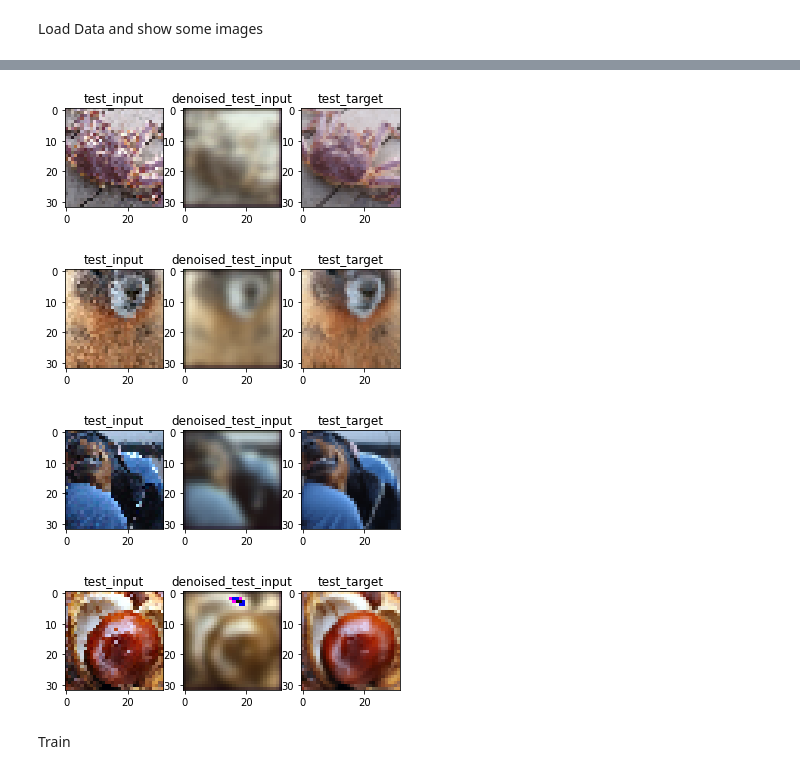
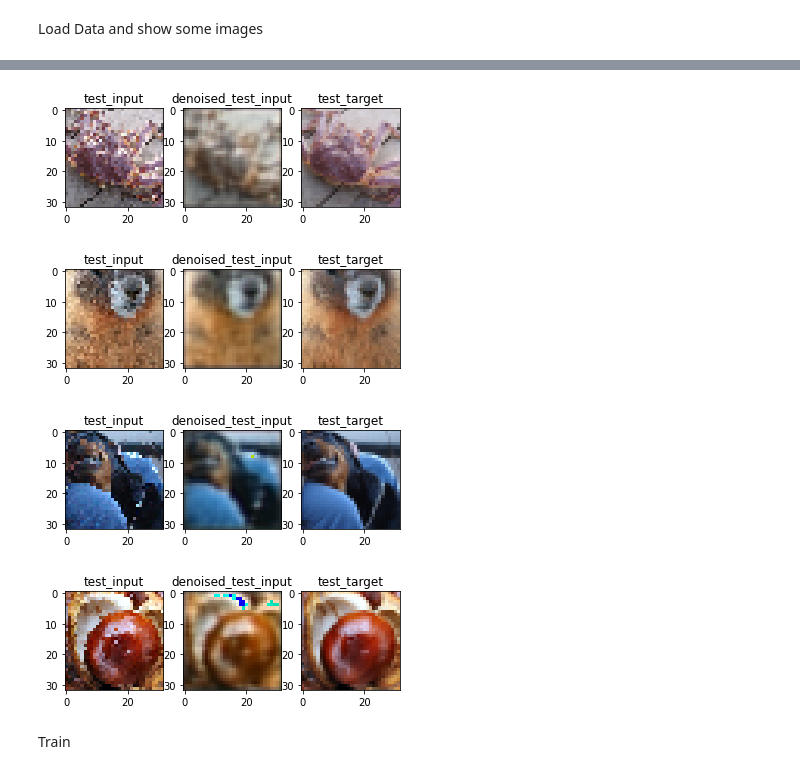
Before and after one commit to lucarezzonico/Deep-Learning, a Jupyter notebook: DL_colab_mp1.ipynb, the cells around one changed output, grey strips where cells are left out. Cells and saved outputs as stored; diff of their text form; code cells hidden in the pictures.

Commit message:
model colab

```diff
--- a/DL_colab_mp1.ipynb
+++ b/DL_colab_mp1.ipynb
@@ -95,34 +95,29 @@ train_target = noisy_imgs_train_2[0:train_data_upper_index, :, :, :]
 test_input = noisy_imgs_valid[0:train_data_upper_index, :, :, :]
 test_target = clean_imgs_valid[0:train_data_upper_index, :, :, :]
 
-# model = Model(lr=1e-1, optimizer='SGD', criterion='MSE', scheduler_gamma=1)
-# model = Model(lr=1e-3, optimizer='Adam', criterion='MSE', scheduler_gamma=1)
-# model = Model(lr=1e-3, optimizer='Adagrad', criterion='MSE', scheduler_gamma=1)
-model = Model(lr=5e-1, optimizer='Adadelta', criterion='MSE', scheduler_gamma=0.8)
+# model = Model(net='Net2', lr=1e-1, optimizer='SGD', criterion='MSE')
+# model = Model(net='Net2', lr=1e-3, optimizer='Adam', criterion='MSE')
+# model = Model(net='Net2', lr=1e-3, optimizer='Adagrad', criterion='MSE')
+model = Model(net='Net', lr=5e-1, optimizer='Adadelta', criterion='MSE', scheduler_gamma=0.8)
 
 # train
-model.train(train_input, train_target, num_epochs=2, mini_batch_size=20, lambda_l2=0)
+model.train(train_input, train_target, num_epochs=15, mini_batch_size=20, lambda_l2=0)
 model.save_model()
 
 # load model
 model.load_pretrained_model()
 
 # denoise input
-denoised_test_input = model.predict(test_input)
-denoised_test_input = denoised_test_input.detach()
+denoised_test_input = model.predict(test_input).cpu().detach()
 
 # PSNR
-psnr_mean = float(compute_psnr_mean(denoised_test_input, test_target.float().div(255)))
-psnr_std = abs(float(compute_psnr_std(denoised_test_input, test_target.float().div(255))))
+psnr_mean = float(compute_psnr_mean(denoised_test_input.type(torch.FloatTensor).div(255), test_target.float().div(255)))
+psnr_std = abs(float(compute_psnr_std(denoised_test_input.type(torch.FloatTensor).div(255), test_target.float().div(255))))
 print('mean psnr = {:.2f}'.format(psnr_mean),'dB', 'std psnr = {:.2f}'.format(psnr_std),'dB')
 
-denoised_test_input = denoised_test_input.mul(255).to(torch.uint8)
-
 # plot denoised image
-plot_images(test_input[0:4,:,:,:], denoised_test_input[0:4,:,:,:], test_target[0:4,:,:,:], titles=['test_input','denoised_test_input','test_target'])
-
-# mse or this loss?
-# loss = 0.5 * (denoised_test_input - input).pow(2).sum() / input.size(0)
+plot_images(test_input[0:4,:,:,:], denoised_test_input[0:4,:,:,:].cpu().detach(), test_target[0:4,:,:,:],
+            titles=['test_input','denoised_test_input','test_target'])
 # %% [output]
 noisy_imgs_train_1 torch.Size([50000, 3, 32, 32]) noisy_imgs_train_2 torch.Size([50000, 3, 32, 32])
 noisy_imgs_valid torch.Size([1000, 3, 32, 32]) clean_imgs_valid torch.Size([1000, 3, 32, 32])
@@ -133,6 +141,6 @@ mean psnr = 18.26 dB std psnr = 1.82 dB
-[figure, old version]
+[figure, new version]
-[figure, old version]
+[figure, new version]
-[figure, old version]
+[figure, new version]
-[figure, old version]
+[figure, new version]
 # %% [markdown]
 Train
```
Also changed, not shown: parts of 2 cells of this notebook, 5 other files.
